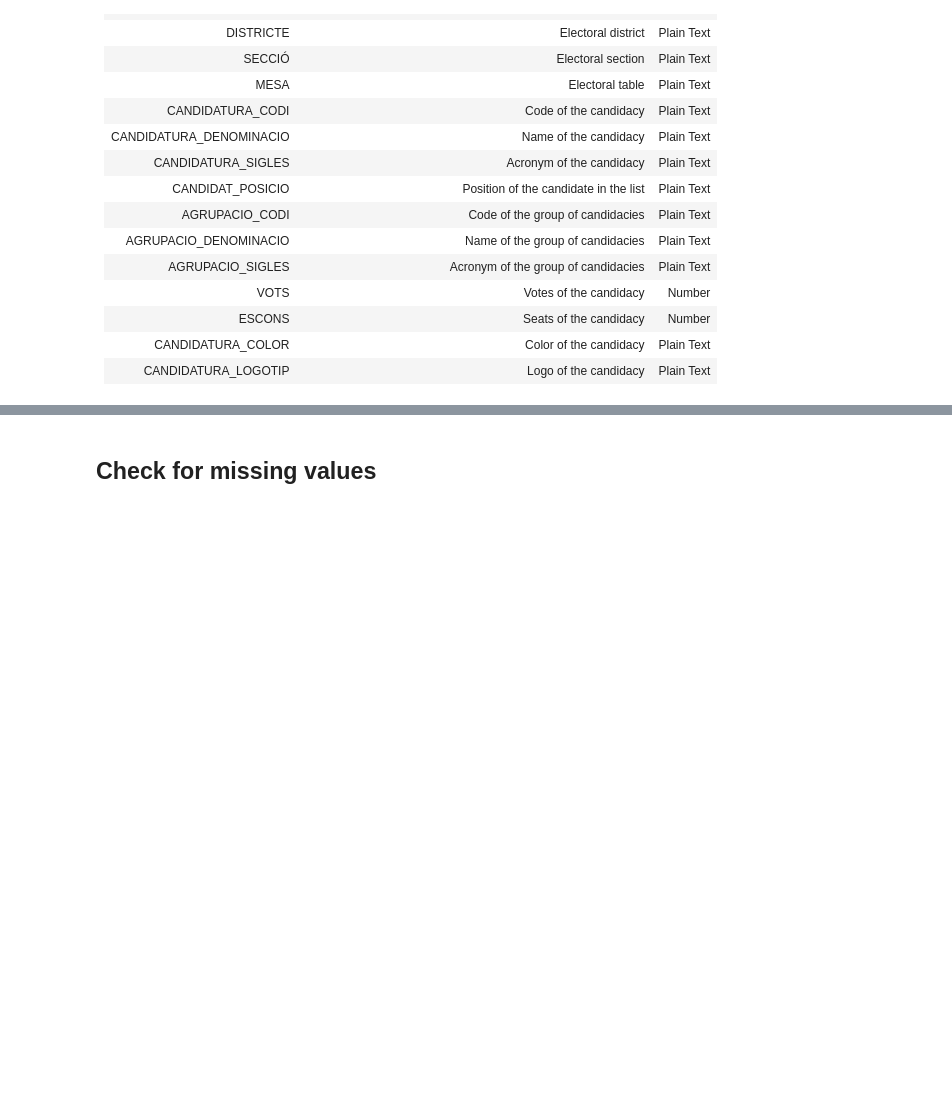
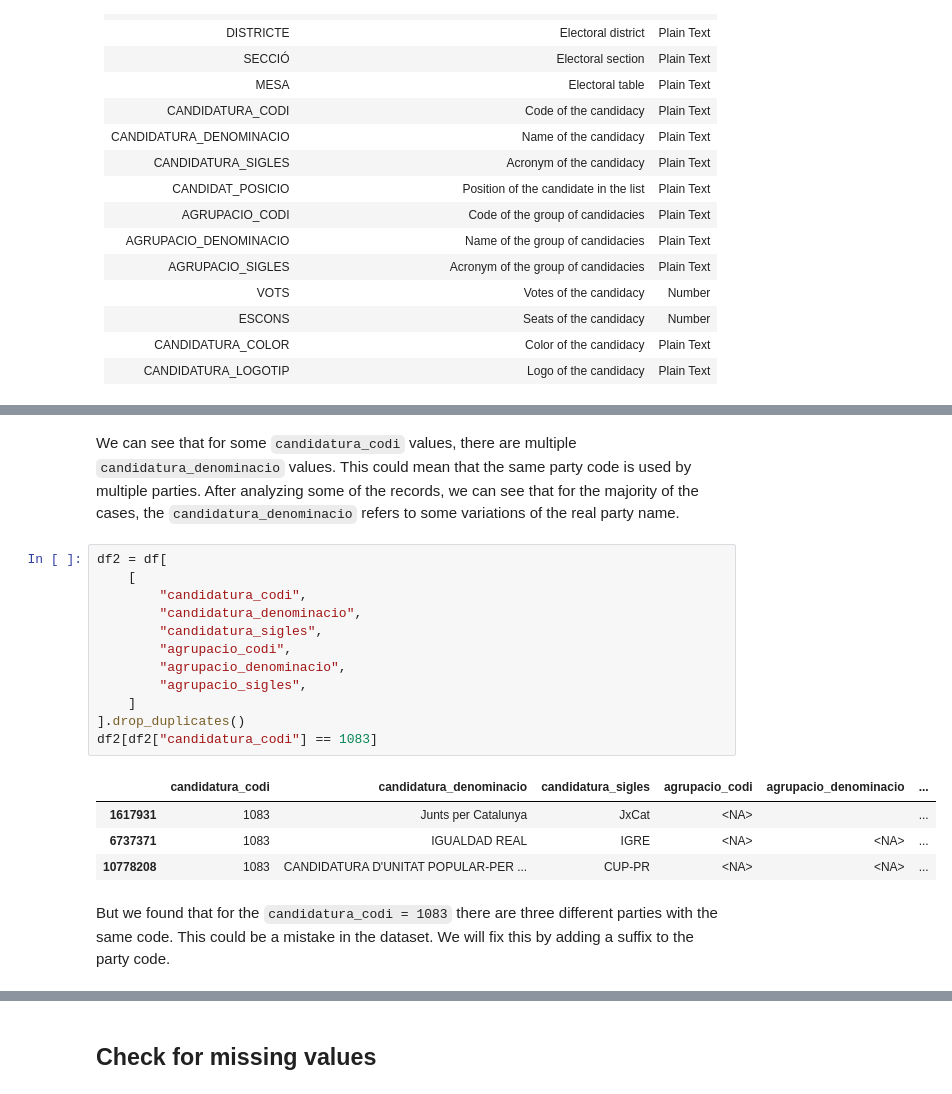
Before and after one commit to guillempla/catalan-elections-forecasting, a Jupyter notebook: src/study_data/study-results-data.ipynb, the cells around one changed output, grey strips where cells are left out. Cells and saved outputs as stored; diff of their text form; blank space fills up the shorter version.

Commit message:
Add analysis of party codes uniqueness

```diff
--- a/src/study_data/study-results-data.ipynb
+++ b/src/study_data/study-results-data.ipynb
@@ -73,0 +101,21 @@ memory usage: 3.2 GB
+# %% [markdown]
+We can see that for some ``candidatura_codi`` values, there are multiple ``candidatura_denominacio`` values. This could mean that the same party code is used by multiple parties. After analyzing some of the records, we can see that for the majority of the cases, the ``candidatura_denominacio`` refers to some variations of the real party name.
+# %%
+df2 = df[
+    [
+        "candidatura_codi",
+        "candidatura_denominacio",
+        "candidatura_sigles",
+        "agrupacio_codi",
+        "agrupacio_denominacio",
+        "agrupacio_sigles",
+    ]
+].drop_duplicates()
+df2[df2["candidatura_codi"] == 1083]
+# %% [output]
+|  | candidatura_codi | candidatura_denominacio | candidatura_sigles | agrupacio_codi | agrupacio_denominacio | ... |
+| 1617931 | 1083 | Junts per Catalunya | JxCat | <NA> |  | ... |
+| 6737371 | 1083 | IGUALDAD REAL | IGRE | <NA> | <NA> | ... |
+| 10778208 | 1083 | CANDIDATURA D'UNITAT POPULAR-PER ... | CUP-PR | <NA> | <NA> | ... |
+# %% [markdown]
+But we found that for the ``candidatura_codi = 1083`` there are three different parties with the same code. This could be a mistake in the dataset. We will fix this by adding a suffix to the party code.
```
Also changed, not shown: parts of 21 cells of this notebook.
